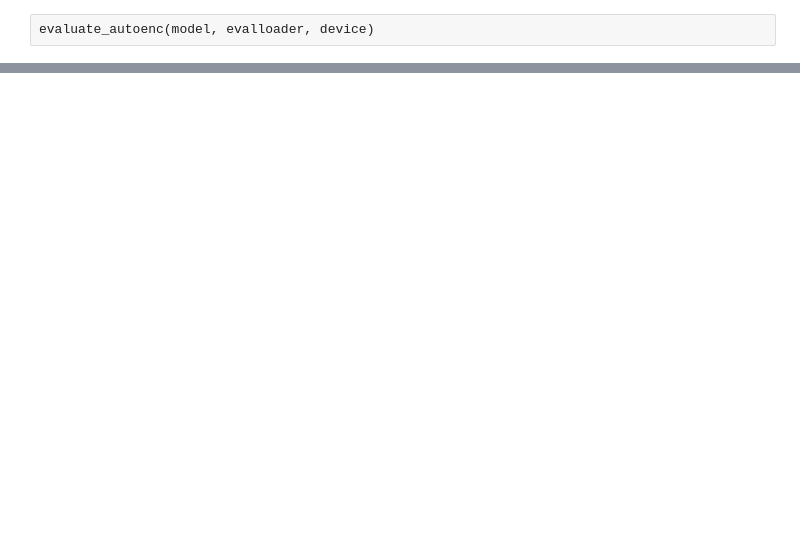
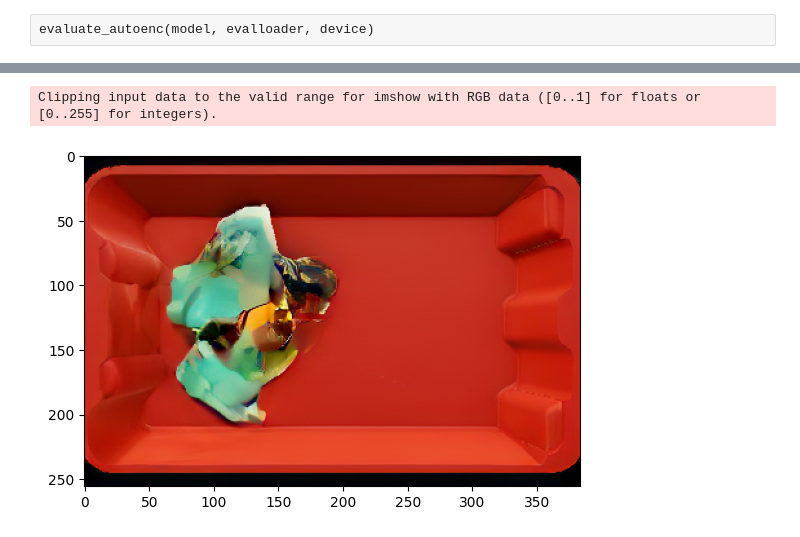
Before and after one commit to FirstThread/DDPM-and-LDM, a Jupyter notebook: BinSceneA_AutoEnc_Latent_Diffusion.ipynb, the cells around one changed output, grey strips where cells are left out. Drawn from its saved outputs; the diff is of its cells as text; code cells hidden in the pictures; blank space fills up the shorter version.

```diff
--- a/BinSceneA_AutoEnc_Latent_Diffusion.ipynb
+++ b/BinSceneA_AutoEnc_Latent_Diffusion.ipynb
@@ -549,0 +889,17 @@ torch.Size([6, 2048, 1, 2])
+# %%
+def mache_noise_direkt(image, anzahl_steps, total_steps=1000):
+    # Convert the image to a PyTorch tensor
+    # transform = transforms.ToTensor()
+    # image_tensor = transform(image)
+
+    noisy_image_tensor = image
+
+    alpha_quer = berechne_alpha_quer_x_forward_steps(total_steps)
+
+    noisy_image_tensor, eps = x_forward_steps(noisy_image_tensor, alpha_quer[anzahl_steps-1])
+    noisy_image = ((noisy_image_tensor/2)+0.5).cpu().squeeze()
+
+    return noisy_image_tensor, eps
+# %%
+diff_unet_trained = torch.load('binscenes_ldm_with_classes_small.pt').to(device)
+diff_unet_trained.eval()
@@ -549,0 +924,59 @@ torch.Size([6, 2048, 1, 2])
+# %%
+from IPython.display import display, clear_output
+
+my_images_for_animation = []
+dataiter = iter(trainloader)
+i, data = next(dataiter)
+new_std = 0.3339
+betas = create_linear_schedule(1000, 0.0001, 0.02)
+alphas = 1 - np.array(betas)
+alphas_quer = []
+for k in range(len(alphas)):
+    alphas_quer.append(np.prod(alphas[:k + 1]))
+
+#encoder
+with torch.no_grad():
+
+    enc_dist = model.encode(i[0:1].to(device))
+    print(i[0:1].shape)
+    enc_latent = enc_dist.mode()
+    print(enc_latent.shape)
+
+    latent_noise, eps = mache_noise_direkt(enc_latent, 1000)
+    print(latent_noise.shape)
+    latent_noise = torch.randn_like(latent_noise)
+    class_vec = torch.zeros_like(data[0:1])
+    class_vec[0,-1] = 1
+    #class_vec[0,-16] = 1
+    class_vec[0,-2] = 1
+    #class_vec[0,-4] = 1
+    #class_vec[0,-13] = 1
+    #class_vec = data[0:1]
+    fig, ax = plt.subplots()
+    latent_noise = latent_noise #/ new_std
+
+    for j in reversed(range(999)):
+
+        noise_pred = diff_unet_trained((latent_noise, torch.tensor([j]).to(device), class_vec.to(device)))
+        if j > 1:
+            z = torch.randn_like(latent_noise)
+        else:
+            z = torch.zeros_like(latent_noise)
+        #ausführliche Definition von Sigma:
+        #img_noise = (1/np.sqrt(alphas[j+1])) * (img_noise - ((1- alphas[j+1])/(np.sqrt(1-alphas_quer[j+1]))) * img_pred) + np.sqrt((1-alphas_quer[j])/(1-alphas_quer[j+1]) *betas[j+1])*z
+        #Sigma^2 = beta:
+        # Alter Ansatz: DDPM
+        latent_noise = (1/np.sqrt(alphas[j+1])) * (latent_noise - ((1- alphas[j+1])/(np.sqrt(1-alphas_quer[j+1]))) * noise_pred) + np.sqrt(betas[j+1])*z
+
+
+        if j % 50 == 0:
+            temp_img = model.decode(latent_noise)
+            print(temp_img.shape)
+            my_images_for_animation.append(temp_img)
+            clear_output(wait=True)  # Löscht die vorherige Ausgabe
+
+            plt.imshow(temp_img[0].cpu().detach().numpy().transpose((1,2,0)))
+            plt.show()
+# %% [output]
+Clipping input data to the valid range for imshow with RGB data ([0..1] for floats or [0..255] for integers).
+[figure, added]
```
Also changed, not shown: parts of 38 cells of this notebook, 1 other file.
